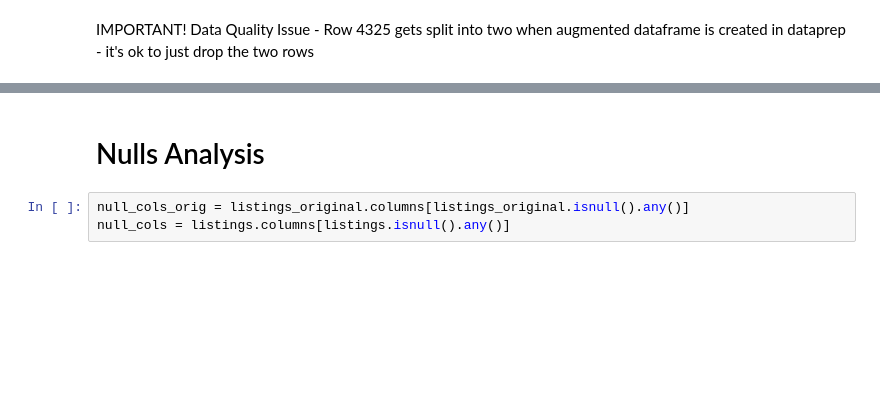
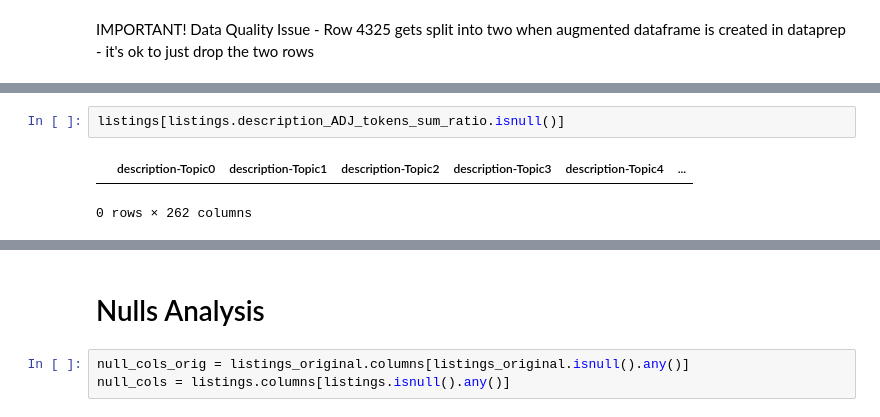
Before and after one commit to mas-dse-saachary/UCSD-MAS-Capstone-Project, a Jupyter notebook: dev/featureExploration.ipynb, the cells around one changed output, grey strips where cells are left out. Saved outputs shown, nothing was run; the diff lists cells and outputs as text; blank space fills up the shorter version.

```diff
--- a/dev/featureExploration.ipynb
+++ b/dev/featureExploration.ipynb
@@ -23,0 +24,5 @@ listings.shape
+# %%
+listings[listings.description_ADJ_tokens_sum_ratio.isnull()]
+# %% [output]
+|  | description-Topic0 | description-Topic1 | description-Topic2 | description-Topic3 | description-Topic4 | ... |
+0 rows × 262 columns
```
Also changed, not shown: parts of 10 cells of this notebook, 3 other files.
